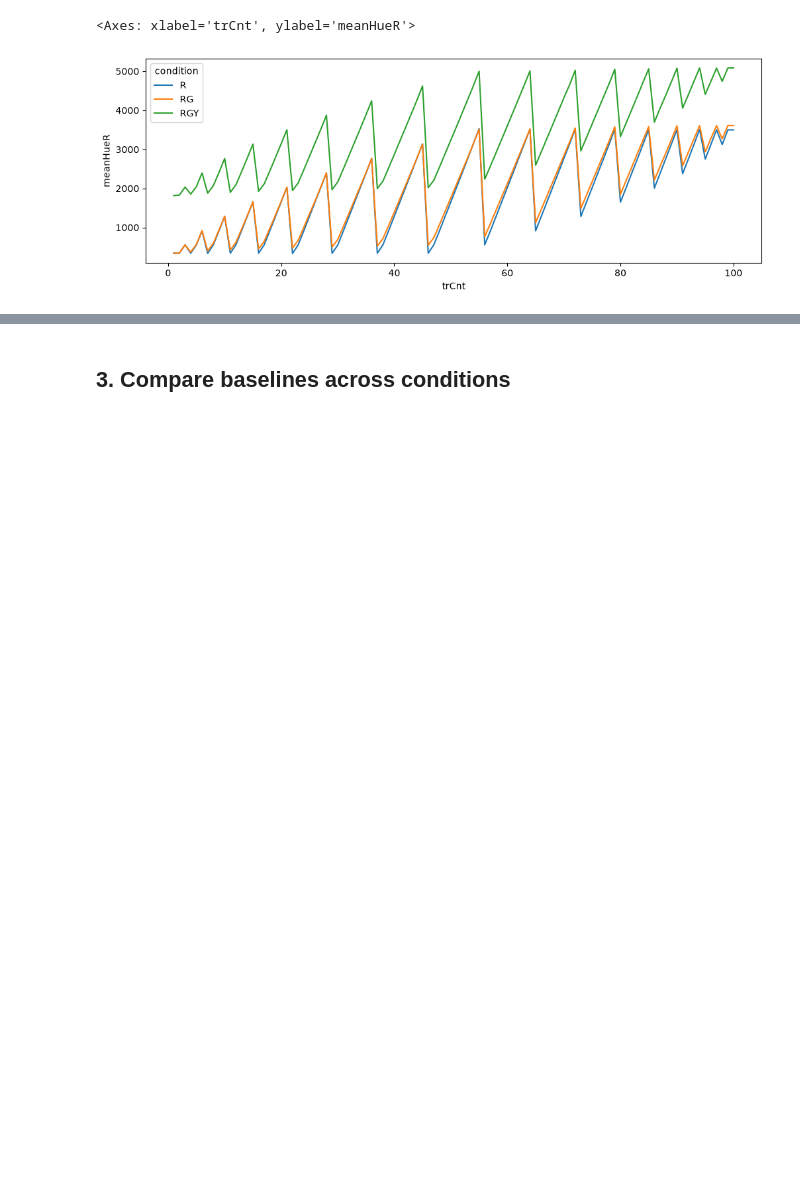
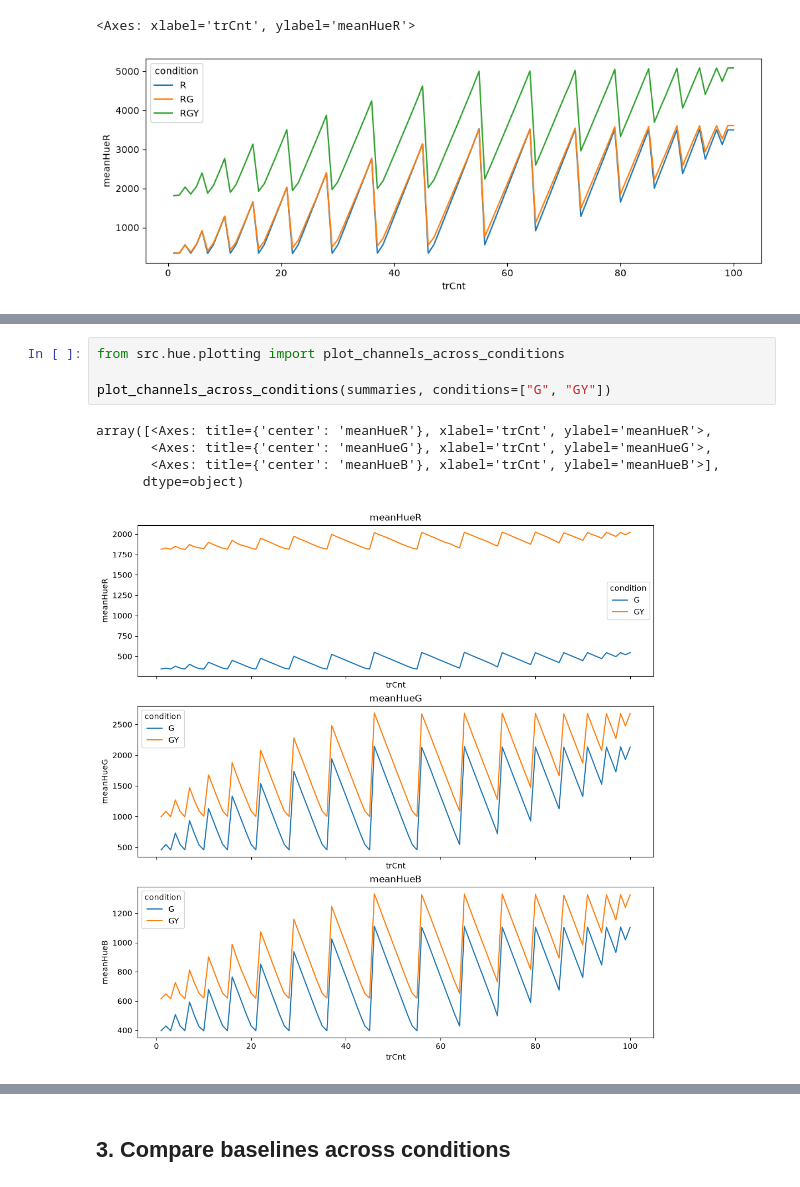
Before and after one commit to zevaz13/testGitCC, a Jupyter notebook: notebooks/hue/compare_conditions.ipynb, the cells around one changed output, grey strips where cells are left out. Saved outputs shown, nothing was run; the diff lists cells and outputs as text; blank space fills up the shorter version.

```diff
--- a/notebooks/hue/compare_conditions.ipynb
+++ b/notebooks/hue/compare_conditions.ipynb
@@ -41,0 +46,10 @@ plot_feature_across_conditions(summaries, feature="meanHueR", conditions=["R", "
+# %%
+from src.hue.plotting import plot_channels_across_conditions
+
+plot_channels_across_conditions(summaries, conditions=["G", "GY"])
+# %% [output]
+array([<Axes: title={'center': 'meanHueR'}, xlabel='trCnt', ylabel='meanHueR'>,
+       <Axes: title={'center': 'meanHueG'}, xlabel='trCnt', ylabel='meanHueG'>,
+       <Axes: title={'center': 'meanHueB'}, xlabel='trCnt', ylabel='meanHueB'>],
+      dtype=object)
+[figure, added]
```
Also changed, not shown: parts of 3 cells of this notebook, 6 other files.
